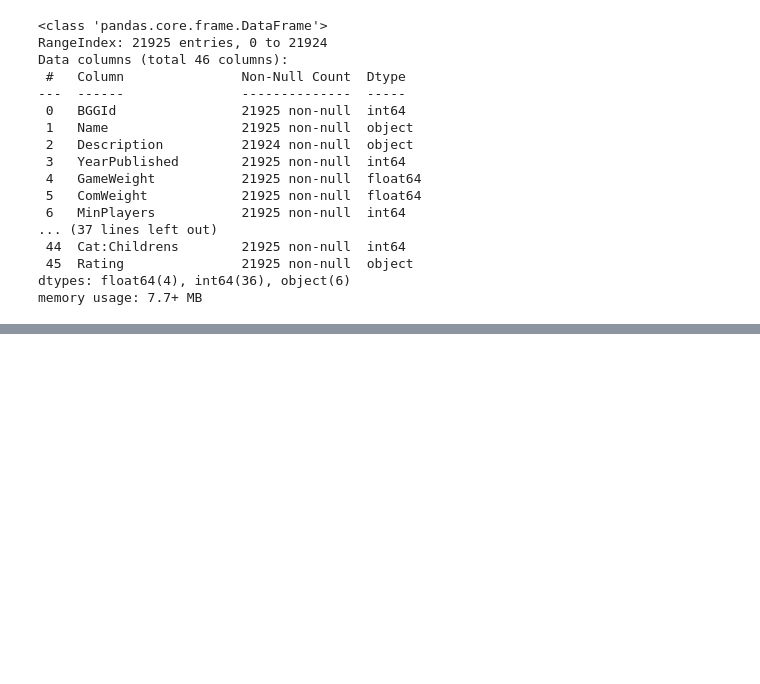
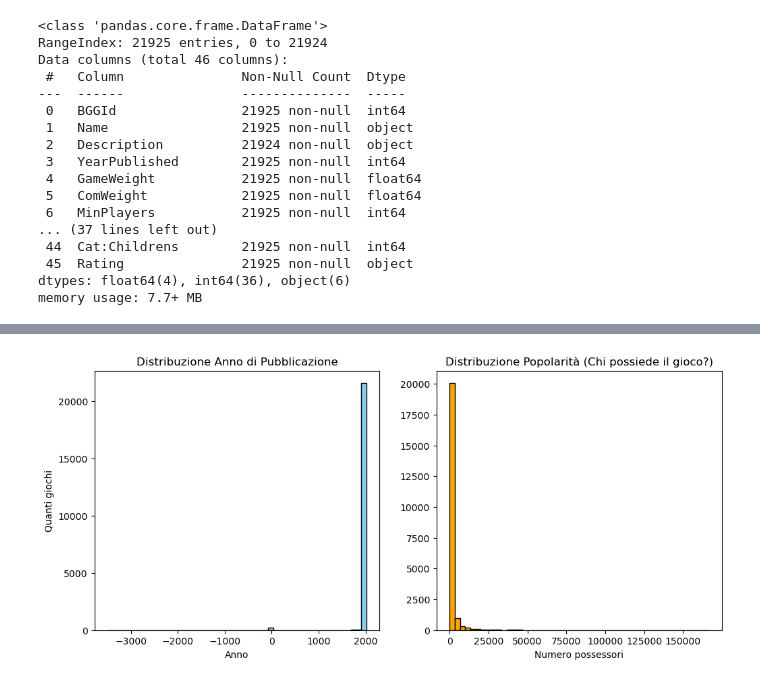
Before and after one commit to iamalessiastocco/dm1-project-boardgames, a Jupyter notebook: notebook/01_data_understanding.ipynb, the cells around one changed output, grey strips where cells are left out. Cells and saved outputs as stored; diff of their text form; code cells hidden in the pictures; blank space fills up the shorter version.

```diff
--- a/notebook/01_data_understanding.ipynb
+++ b/notebook/01_data_understanding.ipynb
@@ -144,0 +164,18 @@ memory usage: 7.7+ MB
+# %%
+# 1. Istogramma ANNO (Per vedere l'errore -3500)
+plt.figure(figsize=(12, 5))
+plt.subplot(1, 2, 1)
+# Usiamo bins=50 per avere più dettaglio
+plt.hist(df['YearPublished'], bins=50, color='skyblue', edgecolor='black')
+plt.title("Distribuzione Anno di Pubblicazione")
+plt.xlabel("Anno")
+plt.ylabel("Quanti giochi")
+
+# 2. Istogramma POPOLARITÀ (NumOwned)
+plt.subplot(1, 2, 2)
+plt.hist(df['NumOwned'], bins=50, color='orange', edgecolor='black')
+plt.title("Distribuzione Popolarità (Chi possiede il gioco?)")
+plt.xlabel("Numero possessori")
+plt.show()
+# %% [output]
+[figure, added]
```
Also changed, not shown: parts of 3 cells of this notebook.
